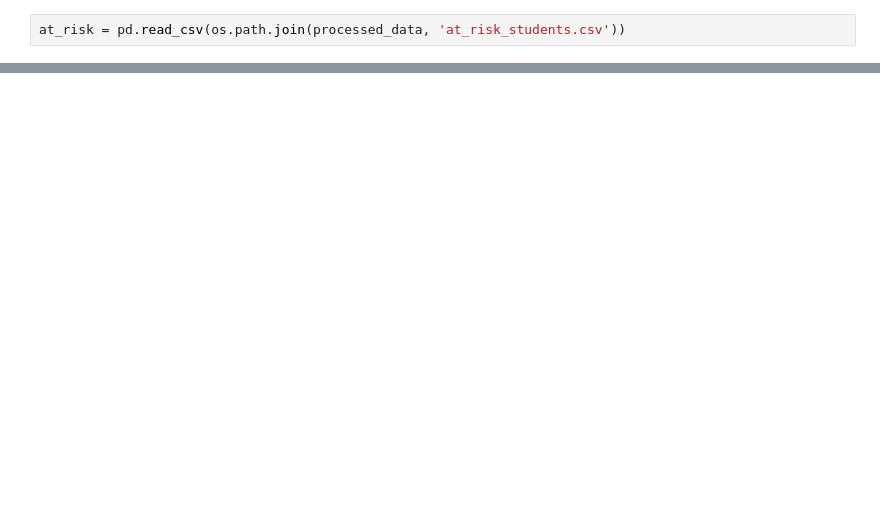
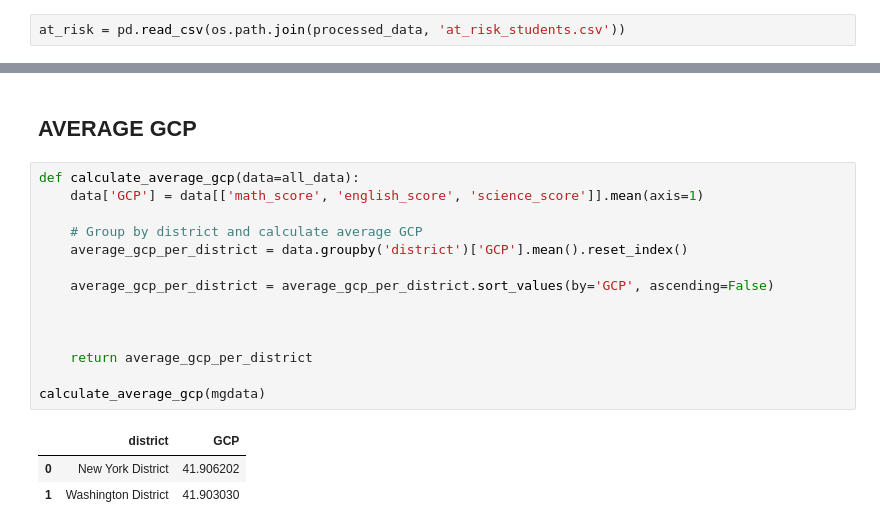
Before and after one commit to SamDewriter/eduscope-pro, a Jupyter notebook: notebooks/04-districts-reports.ipynb, the cells around one changed output, grey strips where cells are left out. Saved outputs shown, nothing was run; the diff lists cells and outputs as text; blank space fills up the shorter version.

```diff
--- a/notebooks/04-districts-reports.ipynb
+++ b/notebooks/04-districts-reports.ipynb
@@ -126,0 +158,20 @@ mgdata
+# %% [markdown]
+## AVERAGE GCP
+# %%
+def calculate_average_gcp(data=all_data):
+    data['GCP'] = data[['math_score', 'english_score', 'science_score']].mean(axis=1)
+
+    # Group by district and calculate average GCP
+    average_gcp_per_district = data.groupby('district')['GCP'].mean().reset_index()
+
+    average_gcp_per_district = average_gcp_per_district.sort_values(by='GCP', ascending=False)
+
+
+
+    return average_gcp_per_district
+
+calculate_average_gcp(mgdata)
+# %% [output]
+|  | district | GCP |
+| 0 | New York District | 41.906202 |
+| 1 | Washington District | 41.903030 |
```
Also changed, not shown: parts of 12 cells of this notebook.
